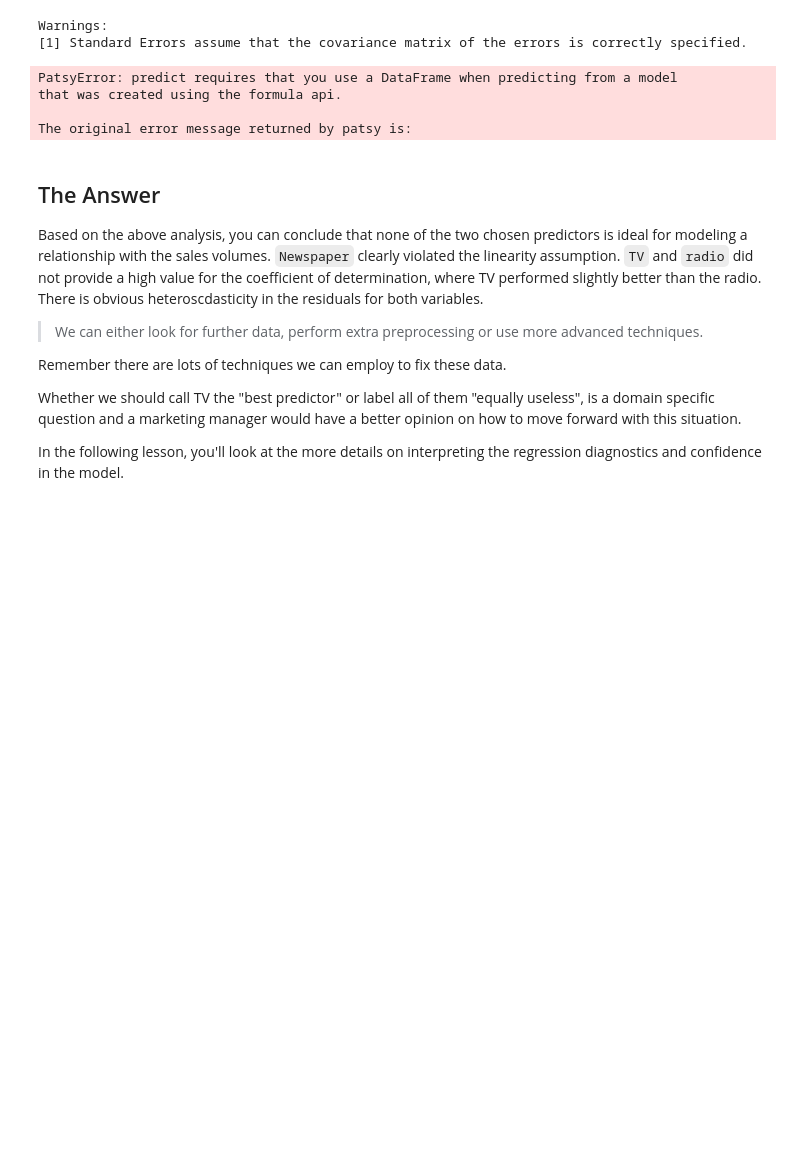
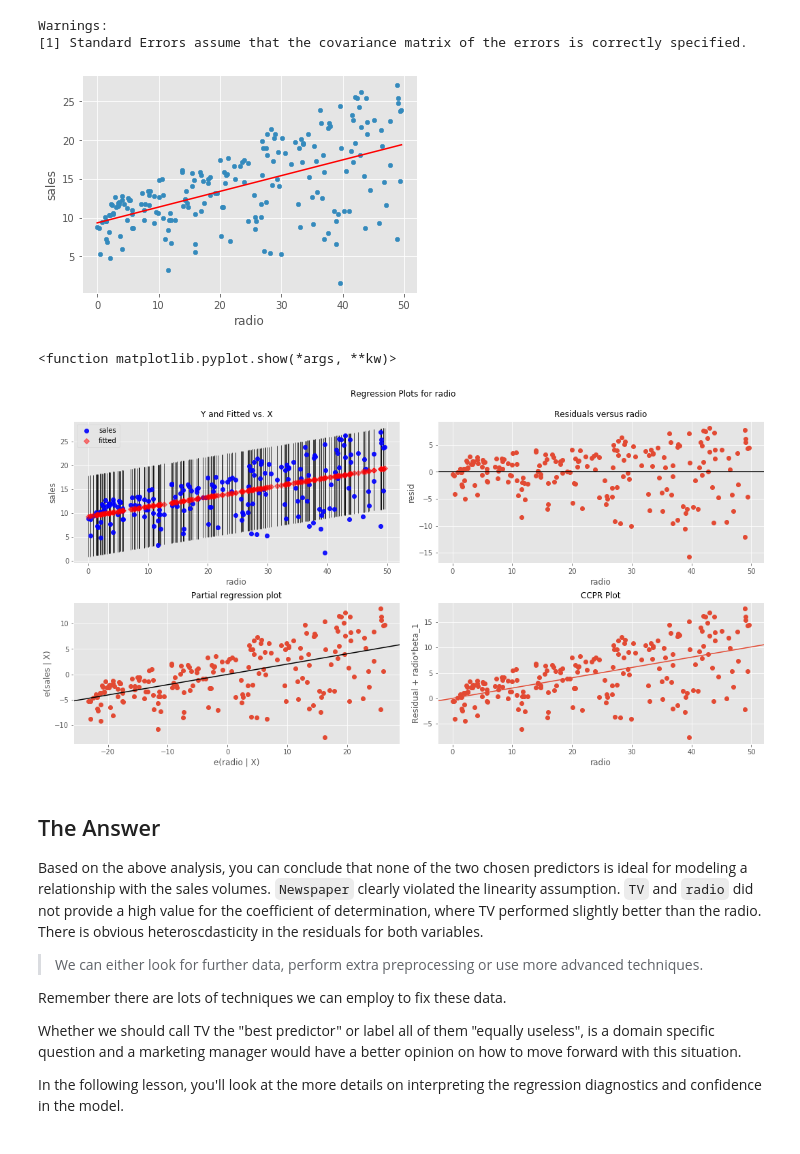
Before and after one commit to yagutaro/dsc-ols-statsmodels-lab-hbs-ds-060120, a Jupyter notebook: index.ipynb, the cells around one changed output. Cells and saved outputs as stored; diff of their text form; code cells hidden in the pictures; blank space fills up the shorter version.

```diff
--- a/index.ipynb
+++ b/index.ipynb
@@ -220,15 +220,21 @@ Warnings:
 [1] Standard Errors assume that the covariance matrix of the errors is correctly specified.
 # %%
 x_radio = pd.DataFrame({'radio': [df.radio.min(), df.radio.max()]})
-preds_radio = model.predict(x_radio)
+preds_radio = model_radio.predict(x_radio)
 df.plot(kind='scatter', x='radio', y='sales')
 plt.plot(x_radio, preds_radio, color='red')
-plt.shows()
+plt.show()
+
+
+fig = plt.figure(figsize=(15,8))
+fig = sm.graphics.plot_regress_exog(model_radio, "radio", fig = fig)
+plt.show
+
+import scipy
 # %% [output]
+[figure, added]
-PatsyError: predict requires that you use a DataFrame when predicting from a model
-that was created using the formula api.
-
-The original error message returned by patsy is:
+<function matplotlib.pyplot.show(*args, **kw)>
+[figure, added]
 # %%
 # Record your observations here for goodnes of fit
 # %% [markdown]
```
